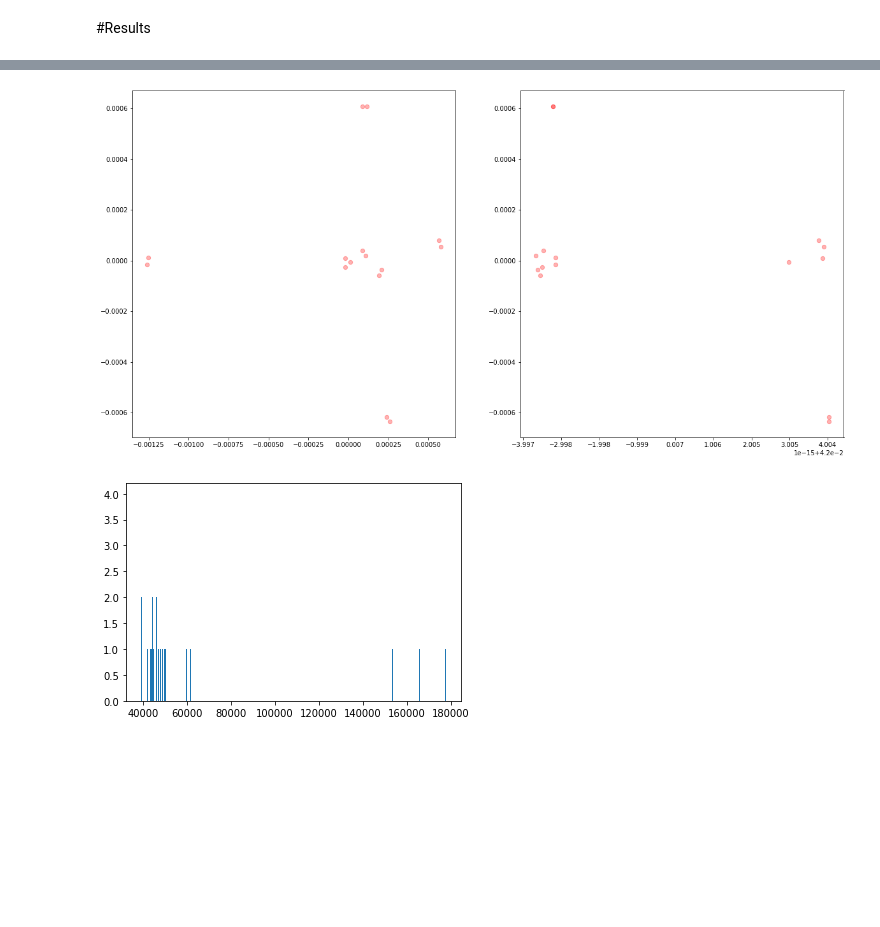
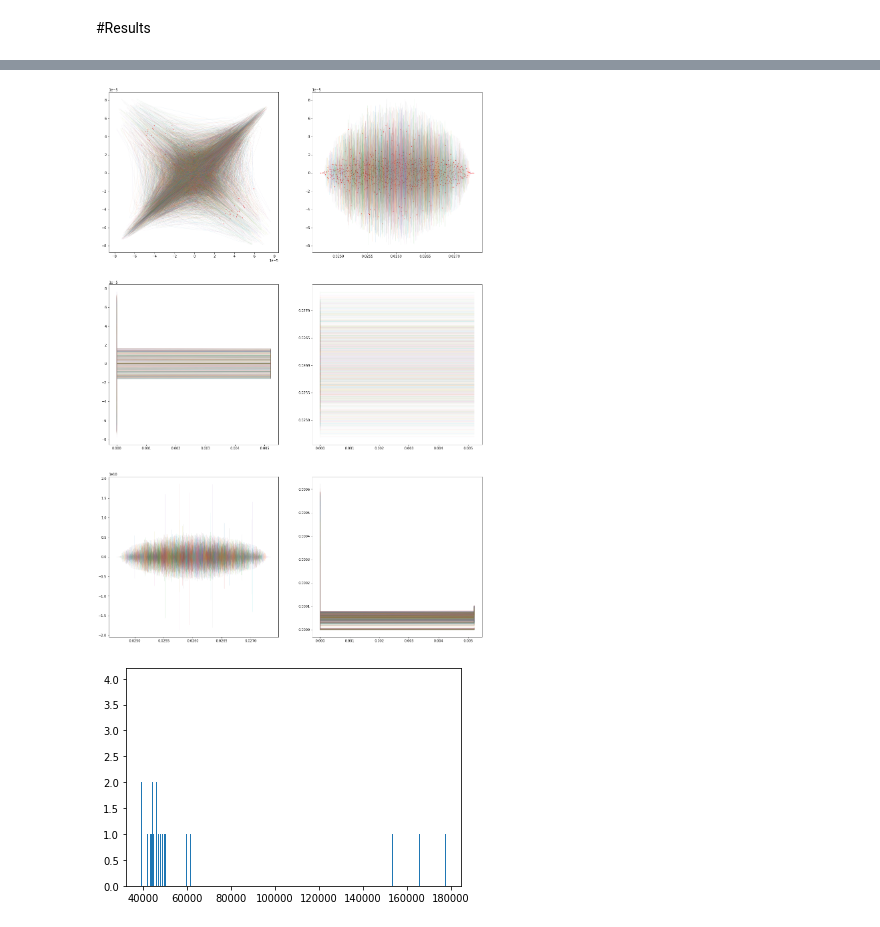
Before and after one commit to 481516/Trap_sim, a Jupyter notebook: Trap_simulation_structured.ipynb, the cells around one changed output, grey strips where cells are left out. Cells and saved outputs as stored; diff of their text form; code cells hidden in the pictures; blank space fills up the shorter version.

```diff
--- a/Trap_simulation_structured.ipynb
+++ b/Trap_simulation_structured.ipynb
@@ -279,11 +273,11 @@ class Electrode():
         self.name = name
         self.axis = axis
         self.geometry = Geometry(axis=axis)
-        self.potential = Potential(axis=axis)
+        self.potential = Mesh_3d(axis=axis)
         self.field = []
-        self.interpolate_field_x = None
-        self.interpolate_field_y = None
-        self.interpolate_field_z = None
+        # self.interpolate_field_x = None
+        # self.interpolate_field_y = None
+        # self.interpolate_field_z = None
         self.time_dependence = lambda x: 1
 
     def set_time_dependence(self, f):
@@ -368,15 +362,15 @@ class Electrode():
     def calc_field(self):
         step_x = self.axis[0][1] - self.axis[0][0]
         E = np.gradient(self.potential)
-        Ex = Potential(axis=self.axis)
+        Ex = Mesh_3d(axis=self.axis)
         Ex.set_data(-1*E[0]/step_x)
 
         step_y = self.axis[1][1] - self.axis[1][0]
-        Ey = Potential(axis=self.axis)
+        Ey = Mesh_3d(axis=self.axis)
         Ey.set_data(-1*E[1]/step_y)
 
         step_z = self.axis[2][1] - self.axis[2][0]
-        Ez = Potential(axis=self.axis)
+        Ez = Mesh_3d(axis=self.axis)
         Ez.set_data(-1*E[2]/step_z)
 
         self.field = [Ex, Ey, Ez]
@@ -1020 +1070,7 @@ trap.define_mesh(x_min, x_max, y_min, y_max, z_min, z_max, step)
+# %%
+# # LOAD
+
+filename = 'CRYSTALL_a=10e-3_rtl=10-7_08072020'
+trap = Trap()
+trap.load_from_file(filename)
 # %%
@@ -1113,53 +1185,61 @@ data = {
 #Results
 # %%
 # %%time
+x_axis = trap.axis[0]
+y_axis = trap.axis[1]
+z_axis = trap.axis[2]
 
 phi3d = trap.get_full_geometry()
-phi_xy = phi3d.get_section('z',trap_z_center)
+phi_xy = phi3d.get_section('z',trap.config['z0'])
 phi_yz = phi3d.get_section('x',0)
 
-
-
 ions_left_id = trap.ansamble.ion_id.cpu().numpy()
+ions_gone = set (trap.ansamble.trajectory.keys()) - set(trap.ansamble.ion_id.cpu().numpy())
 # print(ions_left_id)
 
-# n1 = 0
-# n2 = -1
-# ss = 1
+n1 = 0
+n2 = -1
+ss = 1
 
-# count = {}
-fig, ax = plt.subplots(1,2, figsize=(20,10))
-x = trap.ansamble.x.cpu()
-y = trap.ansamble.y.cpu()
-z = trap.ansamble.z.cpu()
-ax[0].scatter(x,y, c='r', s=40, alpha=0.3)
-ax[1].scatter(z,y, c='r', s=40, alpha=0.3)
+# # count = {}
+# fig, ax = plt.subplots(1,2, figsize=(20,10))
+# x = trap.ansamble.x.cpu()
+# y = trap.ansamble.y.cpu()
+# z = trap.ansamble.z.cpu()
+# # ax[0].pcolor(x_axis, y_axis, phi_xy)
+# # ax[1].pcolor(z_axis, y_axis, phi_yz)
+# ax[0].scatter(x,y, c='r', s=40, alpha=0.3)
+# ax[1].scatter(z,y, c='r', s=40, alpha=0.3)
 
+scale = 2
+fig, ax = plt.subplots(3,2, figsize=(10*scale,15*scale))
 
-# fig, ax = plt.subplots(3,2, figsize=(20,30))
+# ax[0][0].pcolor(x_axis, y_axis, phi_xy)
+# ax[0][1].pcolor(z_axis, y_axis, phi_yz)
 
-# # ax[0][0].pcolor(x_axis, y_axis, phi_xy)
-# # ax[0][1].pcolor(z_axis, y_axis, phi_yz)
+trajectory = trap.ansamble.trajectory
+# print(trajectory[101])
+# for ion_name in trajectory.keys():
+# for ion_name in ions_gone:
+for ion_name in ions_left_id:
+# for ion_name in [55]:
+    t = trajectory[ion_name]
+    t, x, y, z, vx, vy, vz, acx, acy, acz  = np.array(t).T
+    # count[ion_name] = {'lifetime': len(z), 'fin_z': z[-1]}
 
-# trajectory = trap.ansamble.trajectory
-# # for ion_name in range(ion_num):
-# for ion_name in ions_left_id:
-# # for ion_name in [55]:
-#     t = trajectory[ion_name]
-#     t, x, y, z, vx, vy, vz = np.array(t).T
-#     # count[ion_name] = {'lifetime': len(z), 'fin_z': z[-1]}
-
-#     ax[0][0].plot(x[n1:n2:ss],y[n1:n2:ss], linewidth=0.4, alpha=0.1)
-#     ax[0][1].plot(z[n1:n2:ss],y[n1:n2:ss], linewidth=0.4, alpha=0.4)
-#     ax[1][0].plot(t[n1:n2:ss], x[n1:n2:ss], linewidth=0.5, alpha=0.3)
-#     ax[1][1].plot(t[n1:n2:ss], y[n1:n2:ss], linewidth=0.5, alpha=0.3)
-#     ax[2][0].plot(t[n1:n2:ss], z[n1:n2:ss], linewidth=1, alpha=1)
-#     ax[2][1].plot(t[n1:n2:ss], np.sqrt(vx**2+vy**2+vz**2)[n1:n2:ss])
-#     if len(x) > n1:
-#         p = -1
-#         ax[0][0].scatter(x[p],y[p], c='r', s=1)
-#         ax[0][1].scatter(z[p],y[p], c='r', s=1)
-#     break
+    ax[0][0].plot(x[n1:n2:ss],y[n1:n2:ss], linewidth=0.5, alpha=0.1)
+    ax[0][1].plot(z[n1:n2:ss],y[n1:n2:ss], linewidth=0.5, alpha=0.1)
+    ax[1][0].plot(t[n1:n2:ss], x[n1:n2:ss], linewidth=0.5, alpha=0.1)
+    ax[1][1].plot(t[n1:n2:ss], z[n1:n2:ss], linewidth=0.5, alpha=0.1)
+    ax[2][0].plot(z[n1:n2:ss], acx[n1:n2:ss], linewidth=1, alpha=0.1)
+    # ax[2][1].plot(t[n1:n2:ss], ((acx**2+acy**2+acz**2))[n1:n2:ss])
+    ax[2][1].plot(t[n1:n2:ss], trap.ansamble.mass/1.6e-19*(np.sqrt(vx**2+vy**2+vz**2)/2)[n1:n2:ss], alpha=0.1)
+    if len(x) > n1:
+        p = -1
+        ax[0][0].scatter(x[p],y[p], c='r', s=1)
+        ax[0][1].scatter(z[p],y[p], c='r', s=1)
+    # break
 
 # print(count)
+# np.sqrt(x)
 # %% [output]
@@ -1167,4 +1246,4 @@ ax[1].scatter(z,y, c='r', s=40, alpha=0.3)
-[figure, old version]
+[figure, new version]
 # %%
 lifetimes = []
 
```
Also changed, not shown: parts of 26 cells of this notebook.
